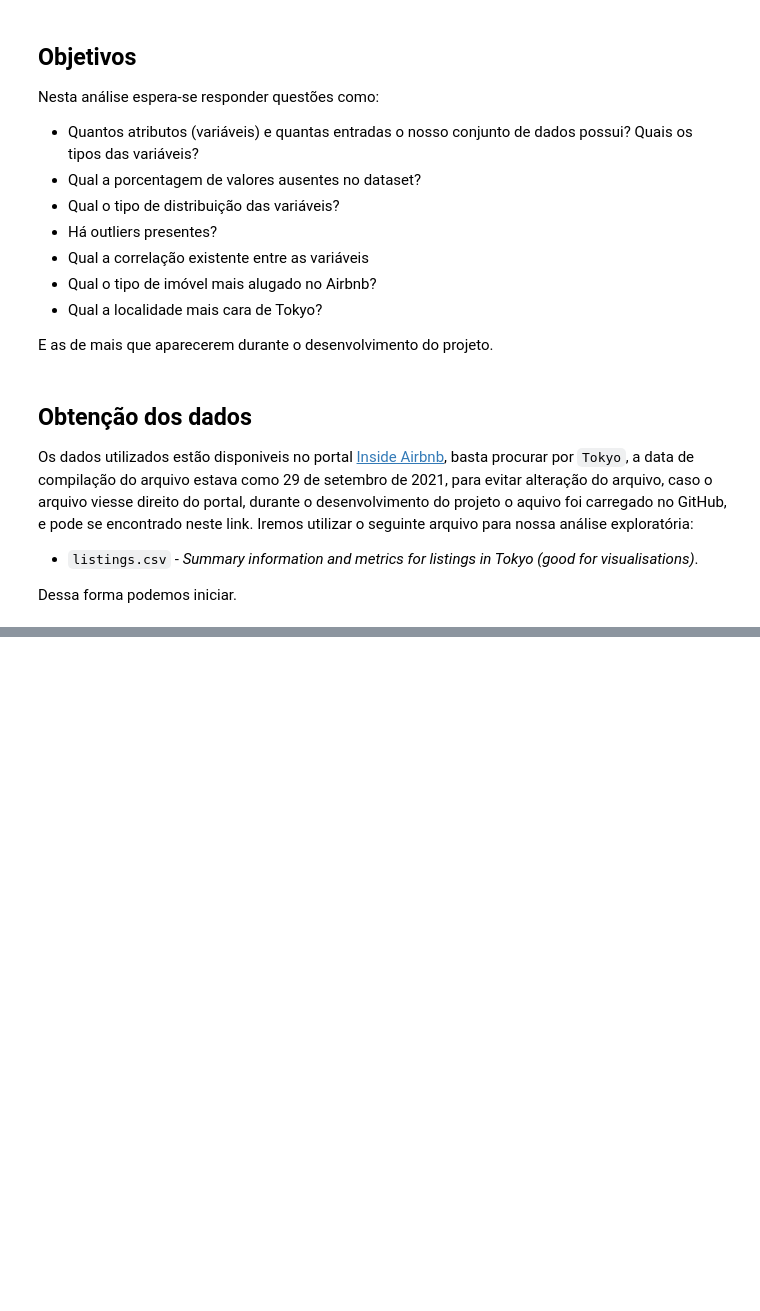
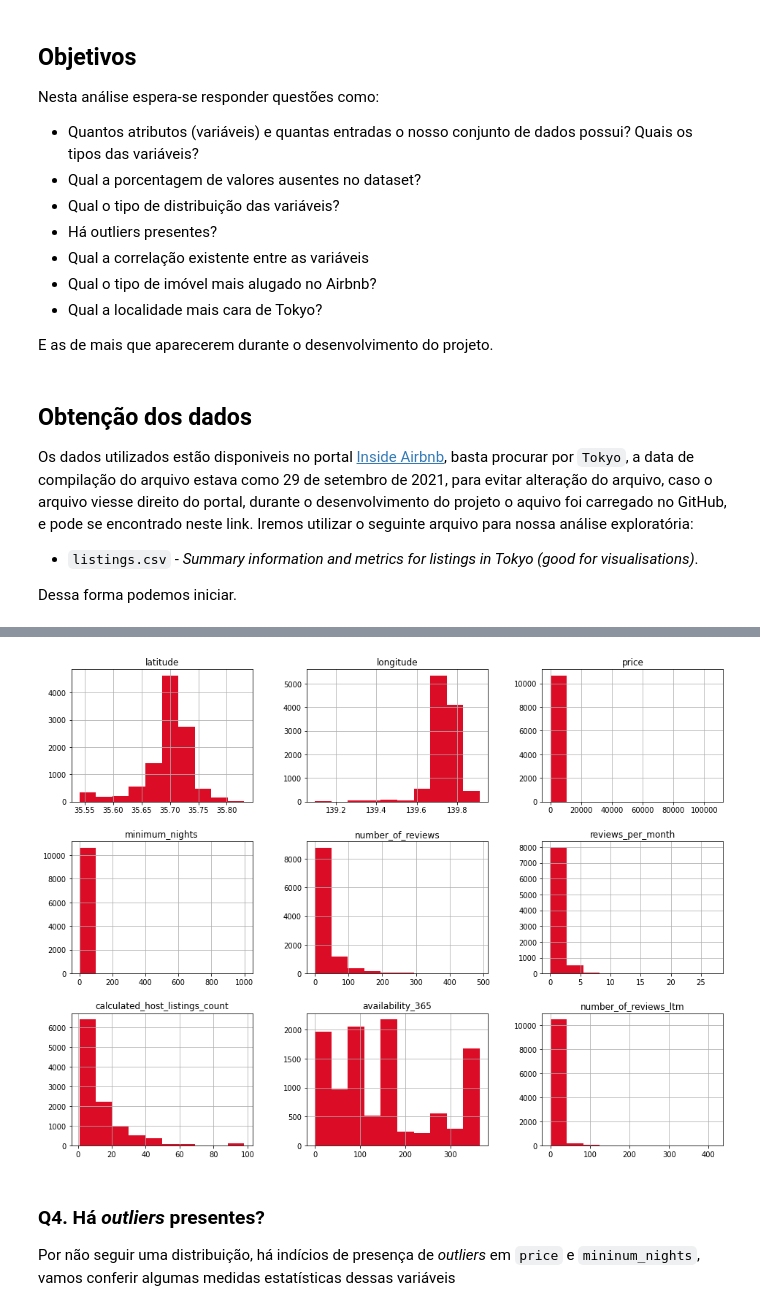
Before and after one commit to douglascdsantos/data_science, a Jupyter notebook: projetos/analisando_os_dados_do_airbnb_(tokyo)/notebook/Analisando_os_Dados_do_Airbnb_(Tokyo).ipynb, the cells around one changed output, grey strips where cells are left out. Drawn from its saved outputs; the diff is of its cells as text; code cells hidden in the pictures; blank space fills up the shorter version.

Commit message:
continuando a analise de dados

```diff
--- a/projetos/analisando_os_dados_do_airbnb_(tokyo)/notebook/Analisando_os_Dados_do_Airbnb_(Tokyo).ipynb
+++ b/projetos/analisando_os_dados_do_airbnb_(tokyo)/notebook/Analisando_os_Dados_do_Airbnb_(Tokyo).ipynb
@@ -40,0 +37,7 @@ airbnb = pd.read_csv(url,
+# %%
+# url do dataset salvo no github
+url = 'https://raw.githubusercontent.com/douglascdsantos/data_science/main/projetos/analisando_os_dados_do_airbnb_(tokyo)/listings.csv'
+
+# importação do dataset em um DataFrame
+airbnb = pd.read_csv(url,
+                     parse_dates = ['last_review'])
@@ -67,0 +107,12 @@ Index(['id', 'name', 'host_id', 'host_name', 'neighbourhood_group',
+# %%
+# criar uma cópia do dataframe
+df = airbnb.copy()
+
+# removendo as features que não nos interessa
+df.drop(['license', 'host_name','name'],
+        axis = 1,
+        inplace = True)
+
+# conversão da moeda de ienes para reais
+iene_em_reais = 0.049
+df.price = df.price * iene_em_reais
@@ -67,0 +174,5 @@ Index(['id', 'name', 'host_id', 'host_name', 'neighbourhood_group',
+# %%
+# removendo a variável 'neighbourhood_group'
+df.drop(['neighbourhood_group'],
+        axis = 1,
+        inplace = True)
@@ -67,0 +182,7 @@ Index(['id', 'name', 'host_id', 'host_name', 'neighbourhood_group',
+# %%
+df[['latitude','longitude', 'price', 'minimum_nights', 'number_of_reviews', 'reviews_per_month', 'calculated_host_listings_count','availability_365','number_of_reviews_ltm']].hist(color = '#db0c26',figsize=(16,12));
+# %% [output]
+[figure, added]
+# %% [markdown]
+### **Q4. Há *outliers* presentes?**
+Por não seguir uma distribuição, há indícios de presença de *outliers* em `price` e `mininum_nights`, vamos conferir algumas medidas estatísticas dessas variáveis
```
Also changed, not shown: parts of 23 cells of this notebook.
